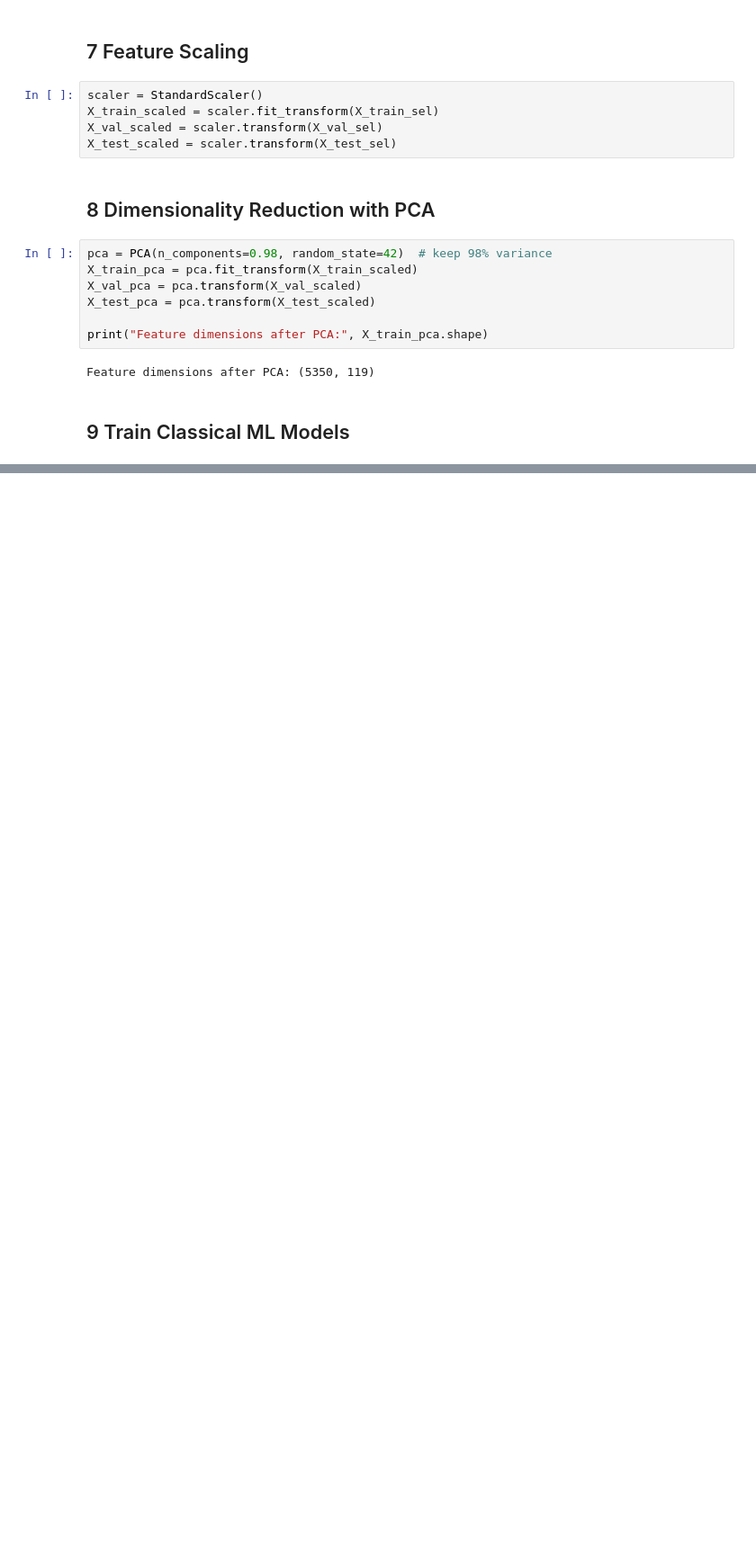
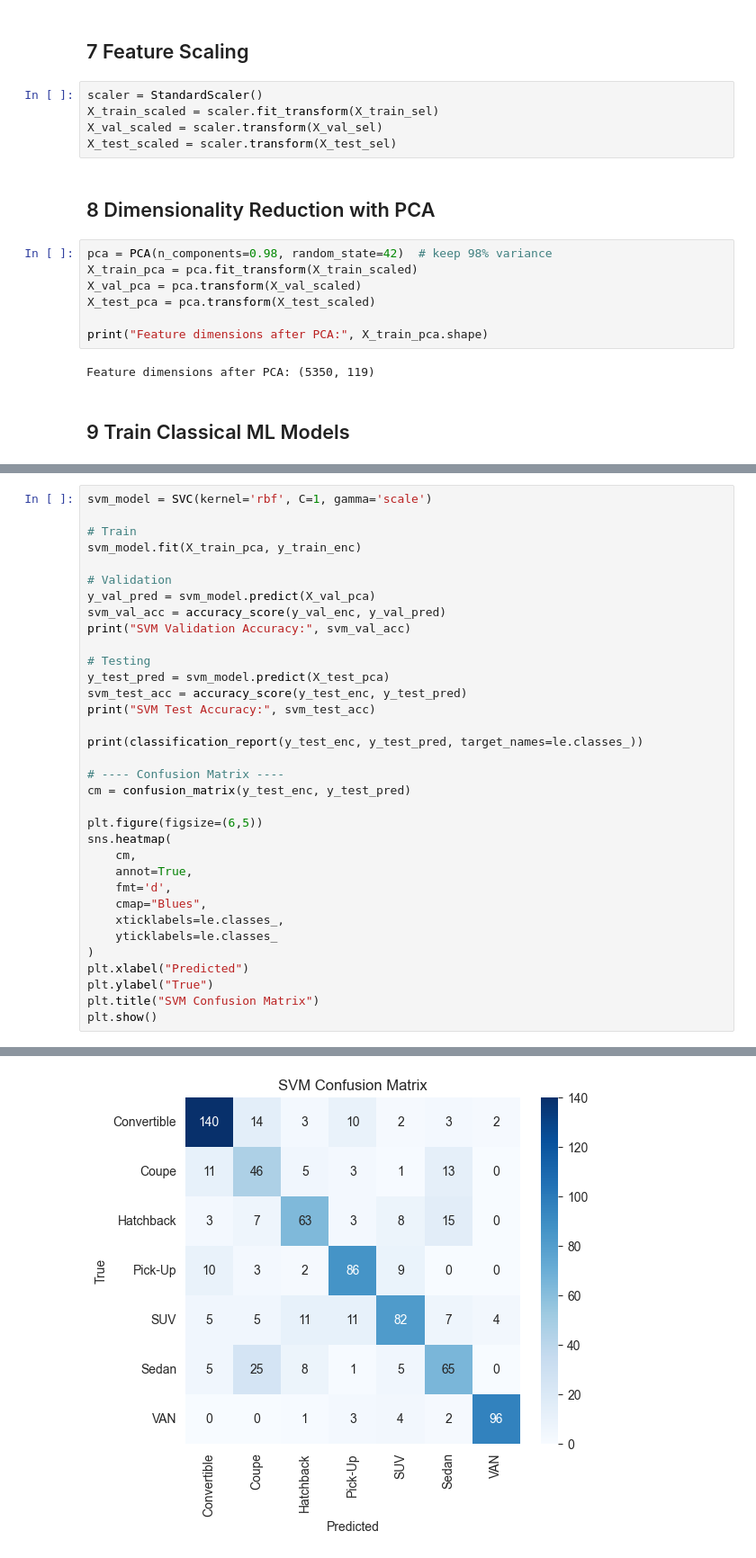
Before and after one commit to KenzySobh/Car-Body-Types-Classification, a Jupyter notebook: carTypes.ipynb, the cells around one changed output, grey strips where cells are left out. Shown at 90% size. Saved outputs shown, nothing was run; the diff lists cells and outputs as text; blank space fills up the shorter version.

Commit message:
Editing Model in each cell and adding confusion matrix for each model

```diff
--- a/carTypes.ipynb
+++ b/carTypes.ipynb
@@ -225,0 +188,35 @@ Best model: SVM with validation accuracy 0.7387
+# %%
+svm_model = SVC(kernel='rbf', C=1, gamma='scale')
+
+# Train
+svm_model.fit(X_train_pca, y_train_enc)
+
+# Validation
+y_val_pred = svm_model.predict(X_val_pca)
+svm_val_acc = accuracy_score(y_val_enc, y_val_pred)
+print("SVM Validation Accuracy:", svm_val_acc)
+
+# Testing
+y_test_pred = svm_model.predict(X_test_pca)
+svm_test_acc = accuracy_score(y_test_enc, y_test_pred)
+print("SVM Test Accuracy:", svm_test_acc)
+
+print(classification_report(y_test_enc, y_test_pred, target_names=le.classes_))
+
+# ---- Confusion Matrix ----
+cm = confusion_matrix(y_test_enc, y_test_pred)
+
+plt.figure(figsize=(6,5))
+sns.heatmap(
+    cm,
+    annot=True,
+    fmt='d',
+    cmap="Blues",
+    xticklabels=le.classes_,
+    yticklabels=le.classes_
+)
+plt.xlabel("Predicted")
+plt.ylabel("True")
+plt.title("SVM Confusion Matrix")
+plt.show()
+# %% [output]
@@ -225,0 +238 @@ Best model: SVM with validation accuracy 0.7387
+[figure, added]
```
Also changed, not shown: parts of 20 cells of this notebook.
